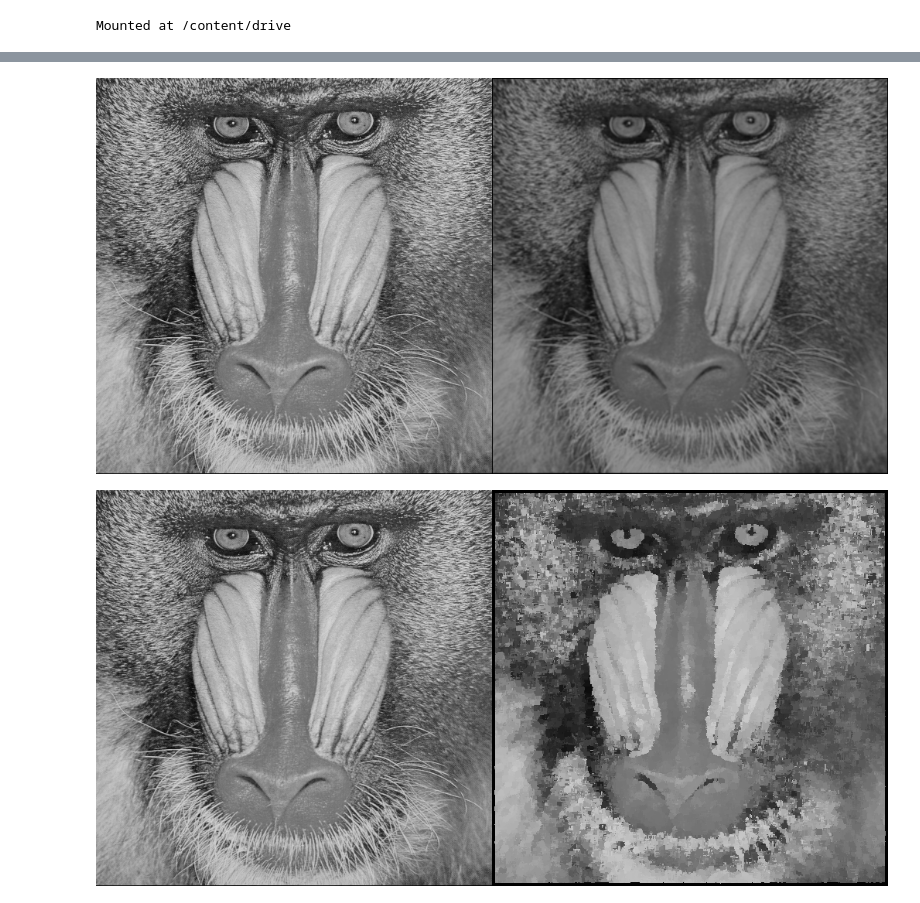
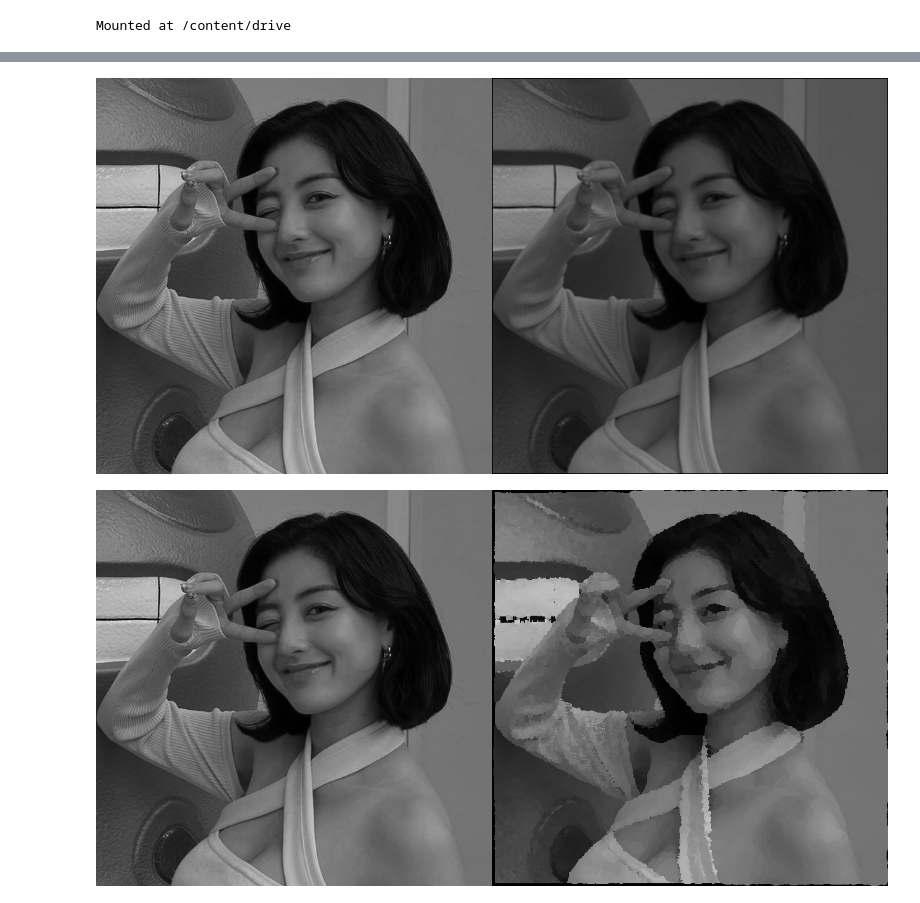
Before and after one commit to rijalammar1/PVCK_RijalAmmar, a Jupyter notebook: Project_PCVK.ipynb, the cells around one changed output, grey strips where cells are left out. Saved outputs shown, nothing was run; the diff lists cells and outputs as text; code cells hidden in the pictures.

```diff
--- a/Project_PCVK.ipynb
+++ b/Project_PCVK.ipynb
@@ -13,7 +13,7 @@ import matplotlib.pyplot as plt
 import numpy as np
 # %%
  #load the image
-img = cv.imread('/content/drive/MyDrive/PVCK_MM/Images/mandrill.tiff')
+img = cv.imread('/content/drive/MyDrive/PVCK_MM/Images/0c3ecdc9b8ae5d9309211d97ebcf816a.jpg')
 img_gray = cv.cvtColor(img,cv.COLOR_BGR2GRAY)
 plt.imshow(img_gray, cmap='gray')
 # %% [output]
@@ -95,13 +95,13 @@ def LPF(img, FilterSize):
     return output
 # %%
 # Menampilkan Gambar
-img = cv.imread('/content/drive/MyDrive/PVCK_MM/Images/mandrill.tiff')
+img = cv.imread('/content/drive/MyDrive/PVCK_MM/Images/0c3ecdc9b8ae5d9309211d97ebcf816a.jpg')
 imgGray = cv.cvtColor(img, cv.COLOR_BGR2GRAY)
 LowPass = LPF(imgGray, 9)
 final_frame = cv.hconcat((imgGray, LowPass))
 cv2_imshow(final_frame)
 # %% [output]
-[figure, old version]
+[figure, new version]
 # %%
 # Modus
 def Modus(img, FilterSize):
@@ -132,10 +132,10 @@ def Modus(img, FilterSize):
     return output
 # %%
 # Menampikan Gambar
-img = cv.imread('/content/drive/MyDrive/PVCK_MM/Images/mandrill.tiff')
+img = cv.imread('/content/drive/MyDrive/PVCK_MM/Images/0c3ecdc9b8ae5d9309211d97ebcf816a.jpg')
 ImgGray = cv.cvtColor(img, cv.COLOR_BGR2GRAY)
 mode = Modus(ImgGray, 9)
 final_frame = cv.hconcat((ImgGray, mode))
 cv2_imshow(final_frame)
 # %% [output]
-[figure, old version]
+[figure, new version]
```
Also changed, not shown: parts of 4 cells of this notebook.
